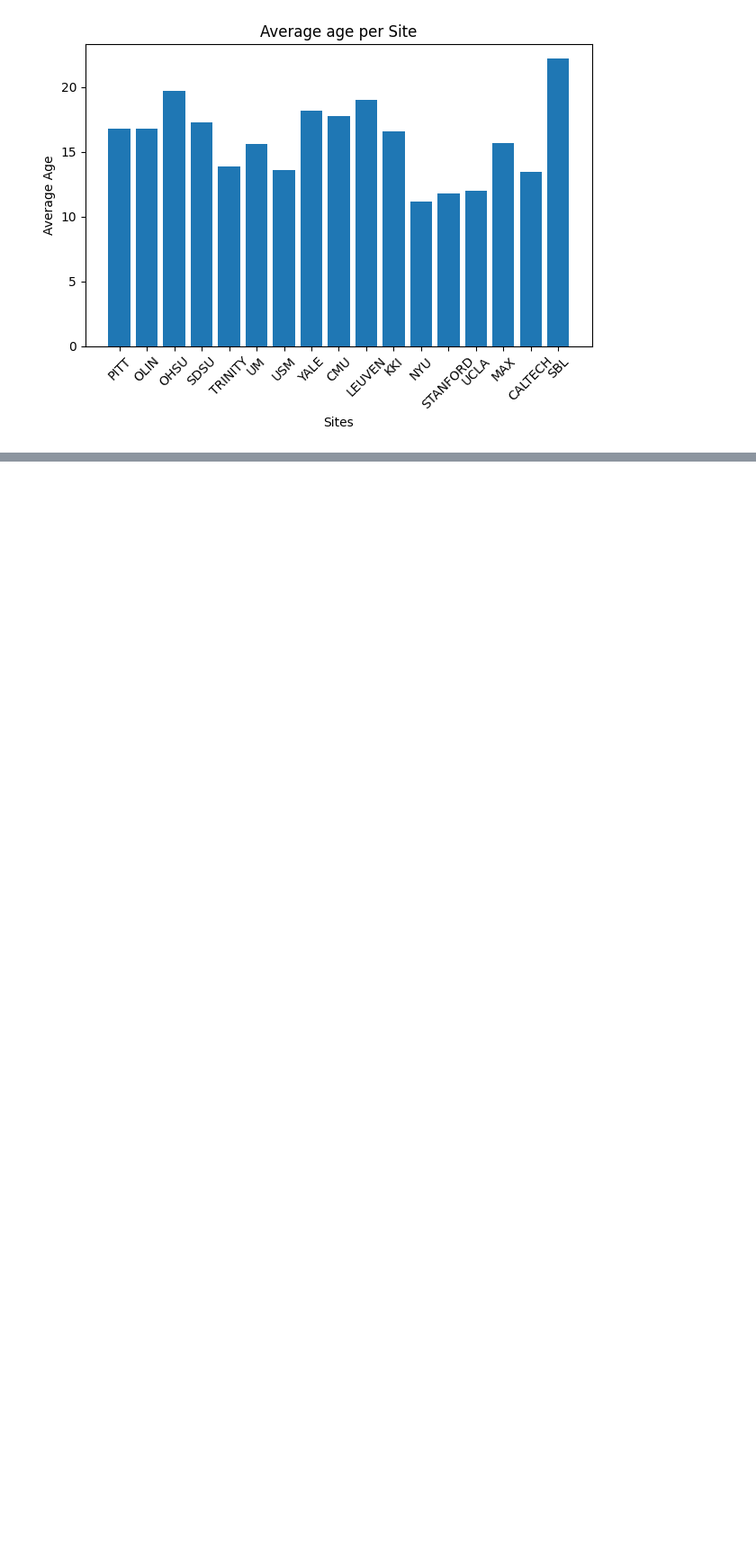
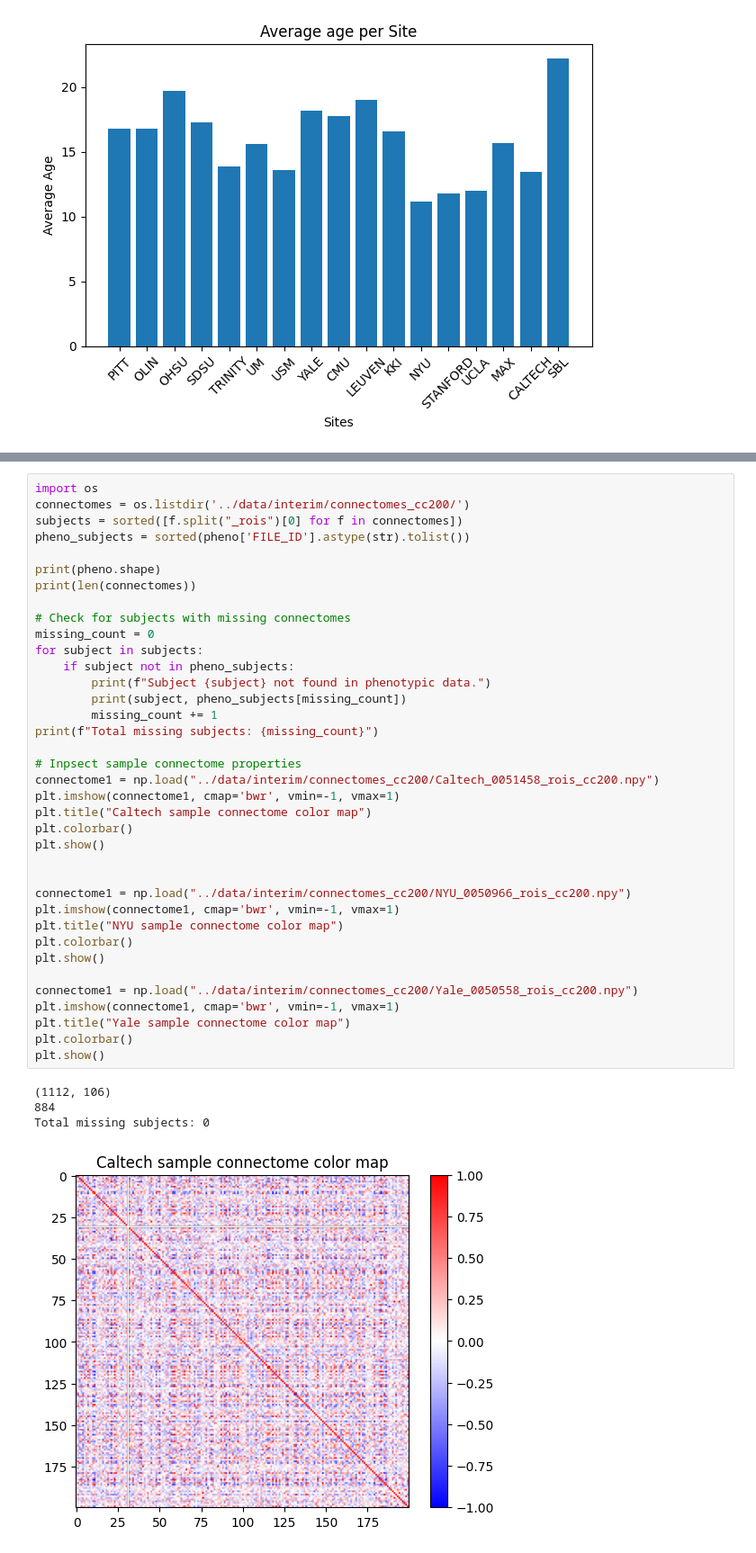
Before and after one commit to rithvik-palepu/autism-classification, a Jupyter notebook: notebooks/01_explore.ipynb, the cells around one changed output, grey strips where cells are left out. Shown at 90% size. Saved outputs shown, nothing was run; the diff lists cells and outputs as text; blank space fills up the shorter version.

```diff
--- a/notebooks/01_explore.ipynb
+++ b/notebooks/01_explore.ipynb
@@ -65,0 +157,42 @@ plt.show()
+# %%
+import os
+connectomes = os.listdir('../data/interim/connectomes_cc200/')
+subjects = sorted([f.split("_rois")[0] for f in connectomes])
+pheno_subjects = sorted(pheno['FILE_ID'].astype(str).tolist())
+
+print(pheno.shape)
+print(len(connectomes))
+
+# Check for subjects with missing connectomes
+missing_count = 0
+for subject in subjects:
+    if subject not in pheno_subjects:
+        print(f"Subject {subject} not found in phenotypic data.")
+        print(subject, pheno_subjects[missing_count])
+        missing_count += 1
+print(f"Total missing subjects: {missing_count}")
+
+# Inpsect sample connectome properties
+connectome1 = np.load("../data/interim/connectomes_cc200/Caltech_0051458_rois_cc200.npy")
+plt.imshow(connectome1, cmap='bwr', vmin=-1, vmax=1)
+plt.title("Caltech sample connectome color map")
+plt.colorbar()
+plt.show()
+
+
+connectome1 = np.load("../data/interim/connectomes_cc200/NYU_0050966_rois_cc200.npy")
+plt.imshow(connectome1, cmap='bwr', vmin=-1, vmax=1)
+plt.title("NYU sample connectome color map")
+plt.colorbar()
+plt.show()
+
+connectome1 = np.load("../data/interim/connectomes_cc200/Yale_0050558_rois_cc200.npy")
+plt.imshow(connectome1, cmap='bwr', vmin=-1, vmax=1)
+plt.title("Yale sample connectome color map")
+plt.colorbar()
+plt.show()
+# %% [output]
+(1112, 106)
+884
+Total missing subjects: 0
+[figure, added]
```
Also changed, not shown: parts of 6 cells of this notebook.
